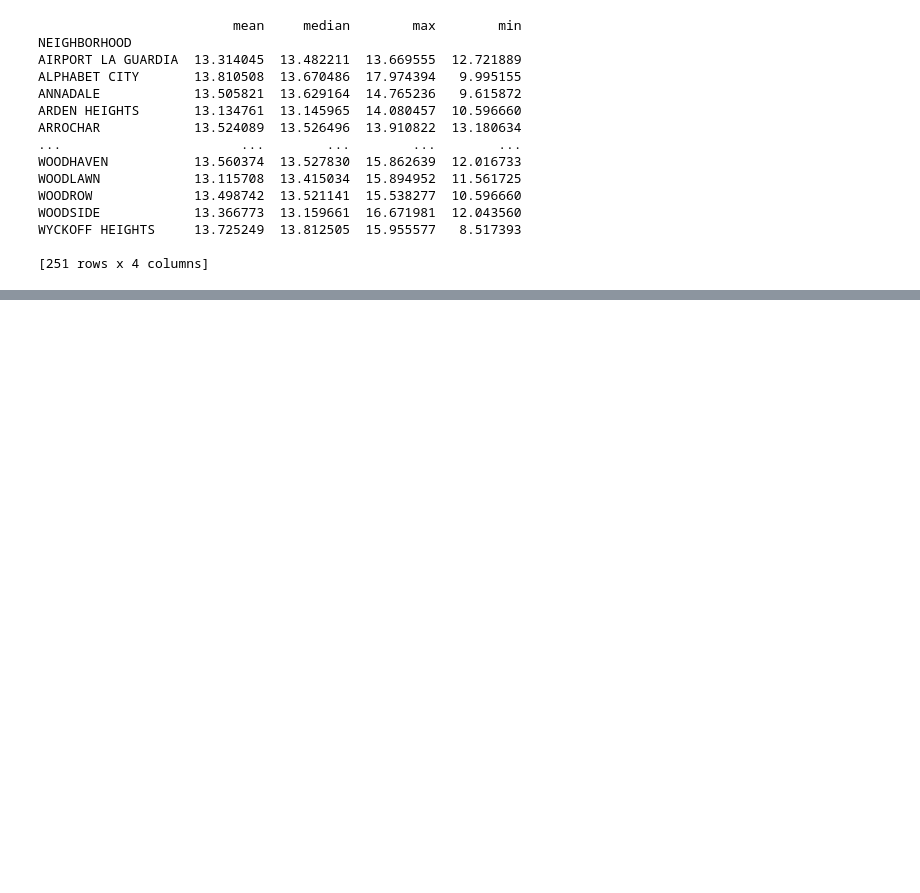
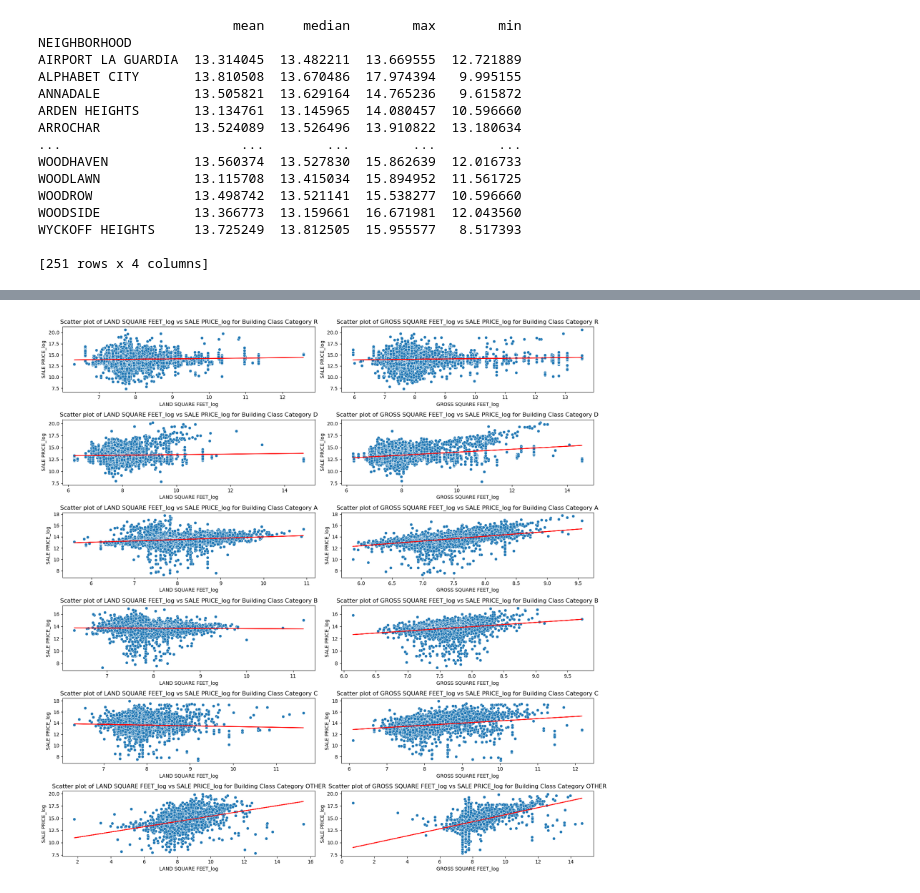
Before and after one commit to jcheng93/Capstone-NYC-Property-Sales, a Jupyter notebook: EDA.ipynb, the cells around one changed output, grey strips where cells are left out. Cells and saved outputs as stored; diff of their text form; code cells hidden in the pictures; blank space fills up the shorter version.

```diff
--- a/EDA.ipynb
+++ b/EDA.ipynb
@@ -504,0 +522,39 @@ sns.relplot(data=subset, x='LAND SQUARE FEET_log', y='SALE PRICE_log', col='NEIG
+# %%
+# List of New Building Class Category values
+building_categories = ['R', 'D', 'A', 'B', 'C', 'OTHER']
+
+# Select the quantitative columns of interest
+quantitative_columns = ['LAND SQUARE FEET_log', 'GROSS SQUARE FEET_log']
+
+
+# Set up the subplots
+fig, axes = plt.subplots(len(building_categories), len(quantitative_columns), figsize=(16, 16))
+
+# Iterate over each building category and create scatter plots
+for i, category in enumerate(building_categories):
+    # Filter the data for observations with the current category
+    filtered_data = NYCdata[NYCdata['New Building Class Category'] == category]
+
+    # Create scatter plots for each quantitative column against SALE PRICE_log
+    for j, column in enumerate(quantitative_columns):
+        ax = axes[i, j]
+        sns.scatterplot(data=filtered_data, x=column, y='SALE PRICE_log', ax=ax)
+        ax.set_xlabel(column)
+        ax.set_ylabel('SALE PRICE_log')
+        ax.set_title(f'Scatter plot of {column} vs SALE PRICE_log for Building Class Category {category}')
+
+     # Add trendline using linear regression
+        x = filtered_data[column]
+        y = filtered_data['SALE PRICE_log']
+        m, b = np.polyfit(x, y, deg=1)
+        ax.plot(x, m*x + b, color='red')
+
+# Adjust the layout and spacing of the subplots
+plt.tight_layout()
+
+# Show the plot
+plt.show()
+
+#Notice a slightly stronger correlation in Gross Square Feet_log vs Sale Price_log for Category A and Land Square Feet vs Sale Price for Category OTHER
+# %% [output]
+[figure, added]
```
Also changed, not shown: parts of 9 cells of this notebook.
